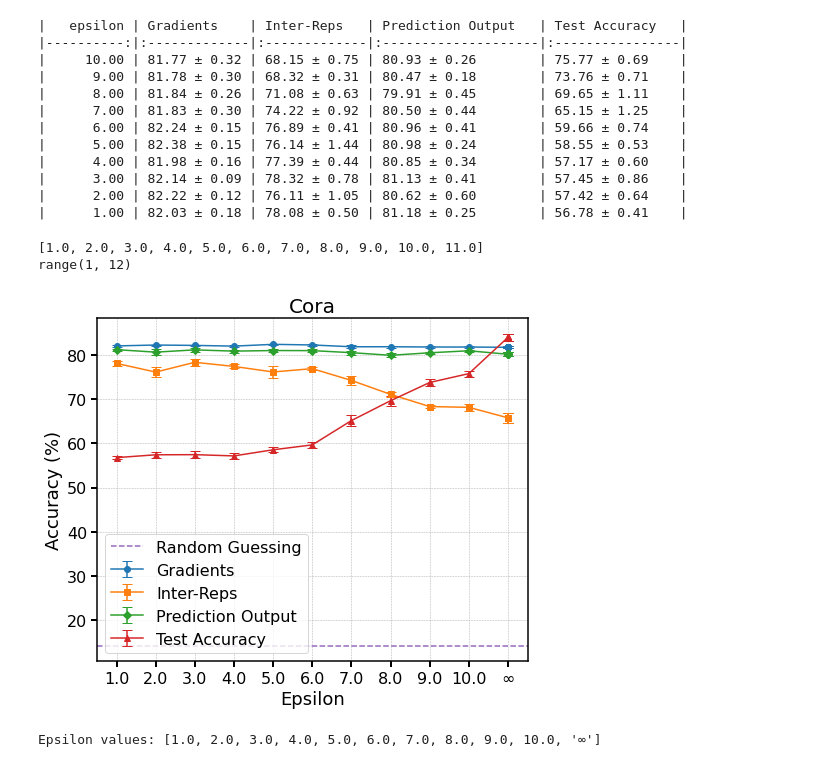
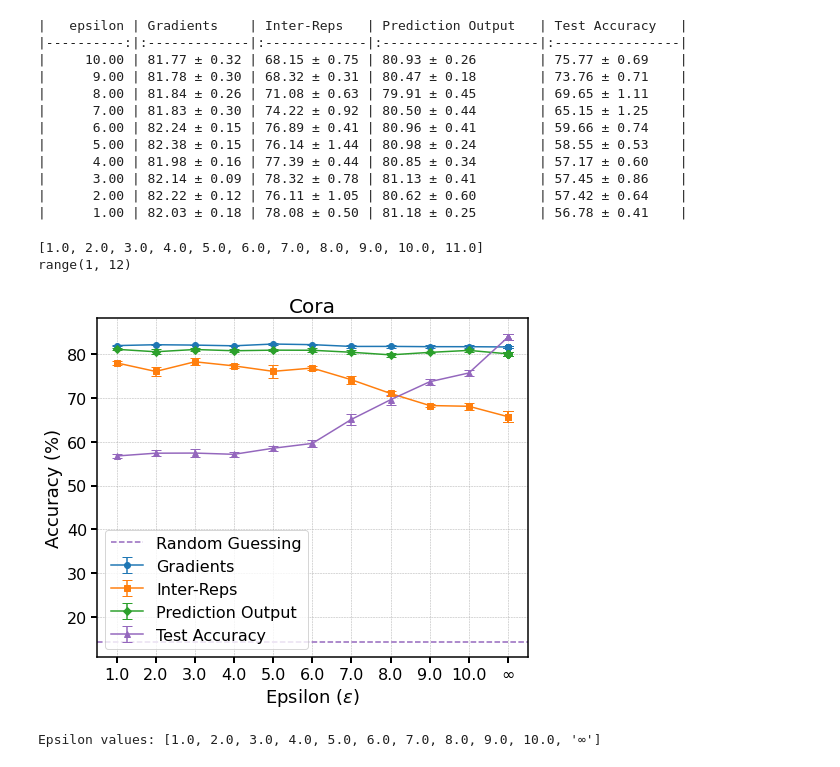
Before and after one commit to OualidZari/lia-vfgl-artifact, a Jupyter notebook: reproduced_results/lapgraph_defense.ipynb, the cells around one changed output. Drawn from its saved outputs; the diff is of its cells as text; code cells hidden in the pictures.

Commit message:
fixed the figures

```diff
--- a/reproduced_results/lapgraph_defense.ipynb
+++ b/reproduced_results/lapgraph_defense.ipynb
@@ -182,7 +182,7 @@ grouped_results = grouped_results.sort_values('epsilon', ascending=True)
 # Plotting
 plt.figure(figsize=(7, 6))
 markers = ['o', 's', 'D', '^', 'v']  # Different marker shapes
-colors = ['#1f77b4', '#ff7f0e', '#2ca02c', '#d62728', '#9467bd']  # Different colors for each line
+colors = ['#1f77b4', '#ff7f0e', '#2ca02c', '#9467bd']  # Different colors for each line
 for i, attack in enumerate(['Gradients', 'Inter-Reps', 'Prediction Output', 'test_accuracy']):
     mean_col = f'{attack}_mean'
     sem_col = f'{attack}_sem'
@@ -193,7 +193,7 @@ for i, attack in enumerate(['Gradients', 'Inter-Reps', 'Prediction Output', 'tes
 # Add horizontal line for random guessing
 plt.axhline(y=14.28, color='#9467bd', linestyle='--', label='Random Guessing')
 
-plt.xlabel('Epsilon', fontsize=18)
+plt.xlabel('Epsilon ($\epsilon$)', fontsize=18)
 plt.ylabel('Accuracy (%)', fontsize=18)
 plt.title('Cora', fontsize=20)
 plt.legend(fontsize=16)
@@ -209,32 +209,32 @@ print(range_epsilon)
 plt.xticks(range_epsilon, epsilon_values)
 
 # print("X-axis ticks:")
 # print(plt.gca().get_xticks())
 # print("X-axis tick labels:")
 # print(plt.gca().get_xticklabels())
 
 # Increase tick font size and add more contrast
 plt.tick_params(axis='both', which='major', labelsize=16, width=2, length=6)
 plt.tick_params(axis='both', which='minor', labelsize=10, width=1, length=4)
 
 # Add border to the figure
 plt.gca().spines['top'].set_linewidth(1.5)
 plt.gca().spines['right'].set_linewidth(1.5)
 plt.gca().spines['bottom'].set_linewidth(1.5)
 plt.gca().spines['left'].set_linewidth(1.5)
 
 # Adjust x-axis to ensure epsilon 1 is visible
 # plt.xlim(-0.5, len(epsilon_values) - 0.5)
 
 plt.tight_layout()
 # save the figure as pdf
 plt.savefig('lapgraph_defense_cora.pdf', dpi=150)
 plt.show()
 
 # Print epsilon values to verify
 print("Epsilon values:", epsilon_values)
 # %% [output]
 [1.0, 2.0, 3.0, 4.0, 5.0, 6.0, 7.0, 8.0, 9.0, 10.0, 11.0]
 range(1, 12)
-[figure, old version]
+[figure, new version]
 Epsilon values: [1.0, 2.0, 3.0, 4.0, 5.0, 6.0, 7.0, 8.0, 9.0, 10.0, '∞']
```
